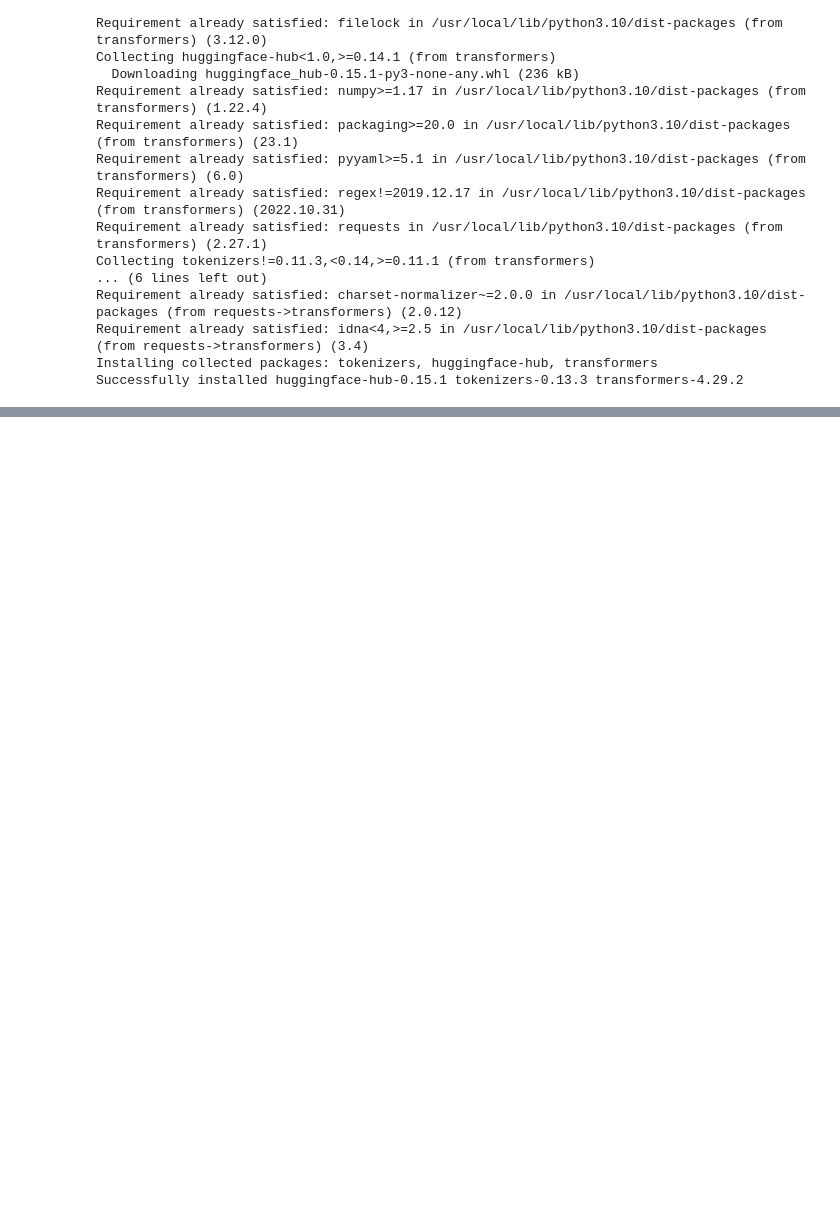
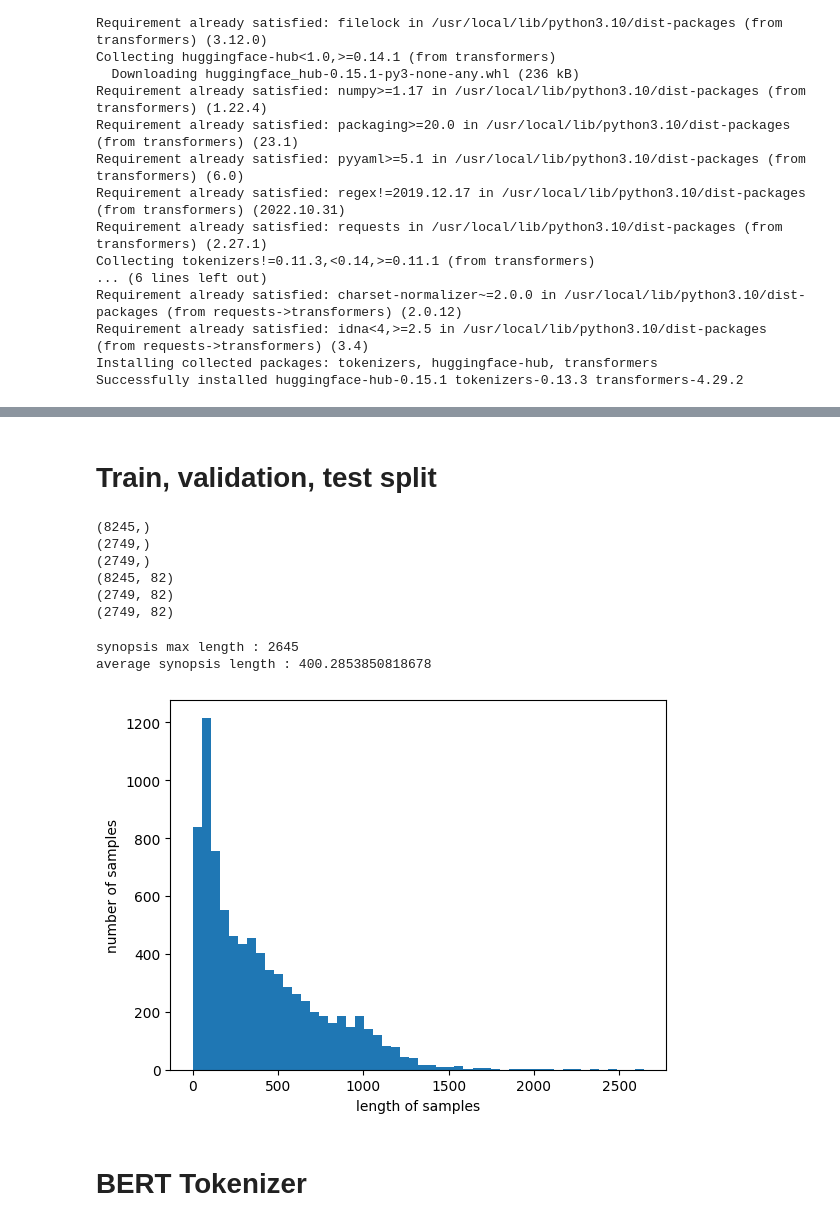
Before and after one commit to hunkim98/transformers_practice, a Jupyter notebook: transformers_classification_multiple.ipynb, the cells around one changed output, grey strips where cells are left out. Drawn from its saved outputs; the diff is of its cells as text; code cells hidden in the pictures; blank space fills up the shorter version.

Commit message:
Create notebook for multi-label classification

```diff
--- a/transformers_classification_multiple.ipynb
+++ b/transformers_classification_multiple.ipynb
@@ -29,0 +89,7 @@ from urllib.request import urlretrieve
+# %%
+anime_data[anime_genre_column_name]=anime_data[anime_genre_column_name].apply(remove_out_brackets)
+anime_data[anime_genre_column_name]=anime_data[anime_genre_column_name].apply(remove_quote_mark)
+# %%
+from sklearn.feature_extraction.text import CountVectorizer
+label_vectorizer = CountVectorizer(tokenizer = lambda x: x.split(","), binary=True)
+label_vectorizer.fit(anime_data[anime_genre_column_name])
@@ -29,0 +104,2 @@ from urllib.request import urlretrieve
+# %%
+all_labels = label_vectorizer.transform(anime_data[anime_genre_column_name]).toarray()
@@ -29,0 +116,38 @@ from urllib.request import urlretrieve
+# %% [markdown]
+# Train, validation, test split
+# %%
+from sklearn.model_selection import train_test_split
+
+X_train, X_test, y_train, y_test = train_test_split(anime_data[anime_synopsis_column_name],\
+                                                    all_labels, test_size=0.2, random_state=RANDOM_STATE)
+X_train, X_val, y_train, y_val = train_test_split(X_train, y_train, test_size=0.25, random_state=1) # 0.25 x 0.8 = 0.2
+# %%
+print(X_train.shape)
+print(X_val.shape)
+print(X_test.shape)
+print(y_train.shape)
+print(y_val.shape)
+print(y_test.shape)
+# %% [output]
+(8245,)
+(2749,)
+(2749,)
+(8245, 82)
+(2749, 82)
+(2749, 82)
+# %%
+print('synopsis max length :',max(len(review) for review in X_train))
+print('average synopsis length :',sum(map(len, X_train))/len(X_train))
+avg = sum(map(len, X_train))/len(X_train)
+plt.hist([len(review) for review in X_train], bins=50)
+plt.xlabel('length of samples')
+plt.ylabel('number of samples')
+plt.show()
+# It seems that we need to use the max length for our bert tokenizer
+# However making the max length to 512 is too big! Which can cause gpu RAM to run out
+# %% [output]
+synopsis max length : 2645
+average synopsis length : 400.2853850818678
+[figure, added]
+# %% [markdown]
+# BERT Tokenizer
```
Also changed, not shown: parts of 37 cells of this notebook.
